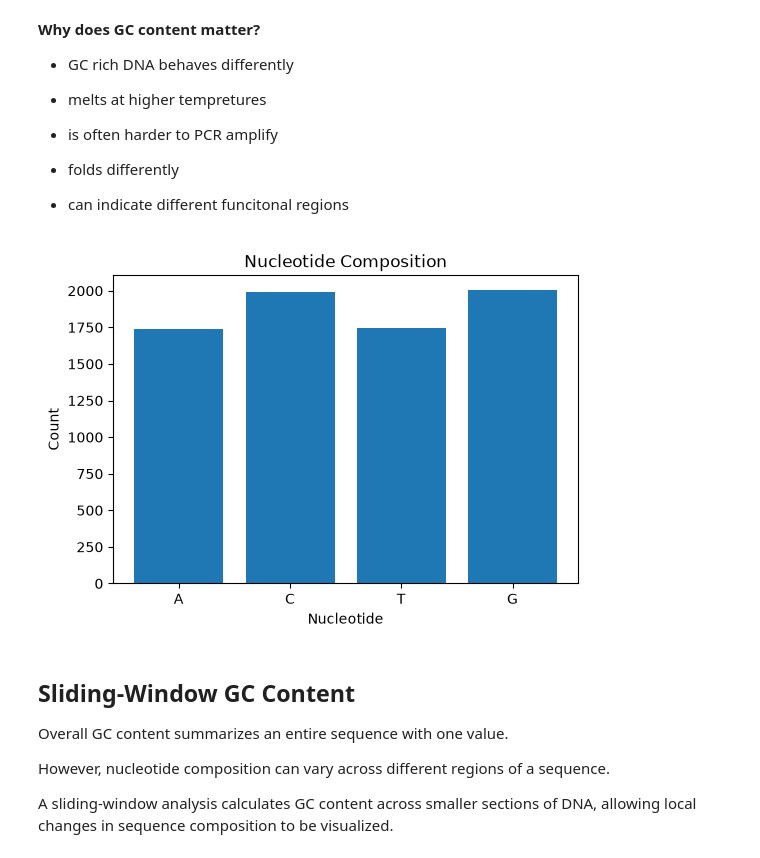
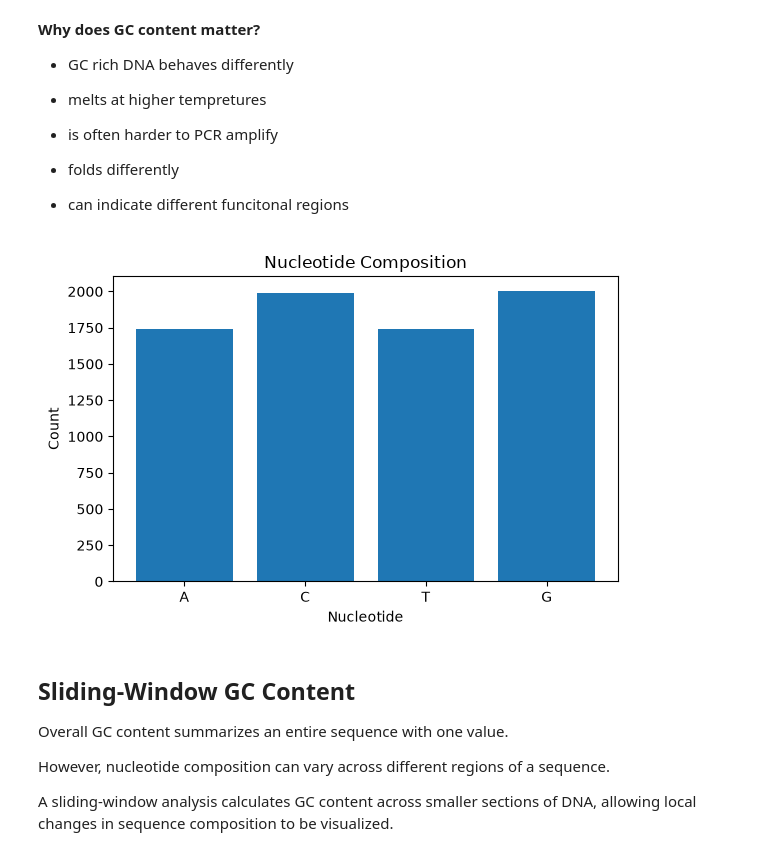
Before and after one commit to amberlin2/DNA-Sequence-Analysis, a Jupyter notebook: notebooks/dna_sequence_analysis.ipynb, the cells around one changed output. Saved outputs shown, nothing was run; the diff lists cells and outputs as text; code cells hidden in the pictures.

Commit message:
Add project documentation and analysis figures

```diff
--- a/notebooks/dna_sequence_analysis.ipynb
+++ b/notebooks/dna_sequence_analysis.ipynb
@@ -590,21 +590,29 @@ Total: 100.00%
 # %%
 #Visualize
 import matplotlib.pyplot as plt
 
 plt.figure(figsize=(6,4))
 
 plt.bar(
     nucleotide_df["Nucleotide"],
     nucleotide_df["Count"]
 )
 
 plt.title("Nucleotide Composition")
 plt.xlabel("Nucleotide")
 plt.ylabel("Count")
 
+plt.tight_layout()
+
+plt.savefig(
+    "../results/figures/nucleotide_composition.png",
+    dpi=300,
+    bbox_inches="tight"
+)
+
 plt.show()
 # %% [output]
-[figure, old version]
+[figure, new version]
 # %% [markdown]
 ## Sliding-Window GC Content
 
```
Also changed, not shown: parts of 2 cells of this notebook, 4 other files.
